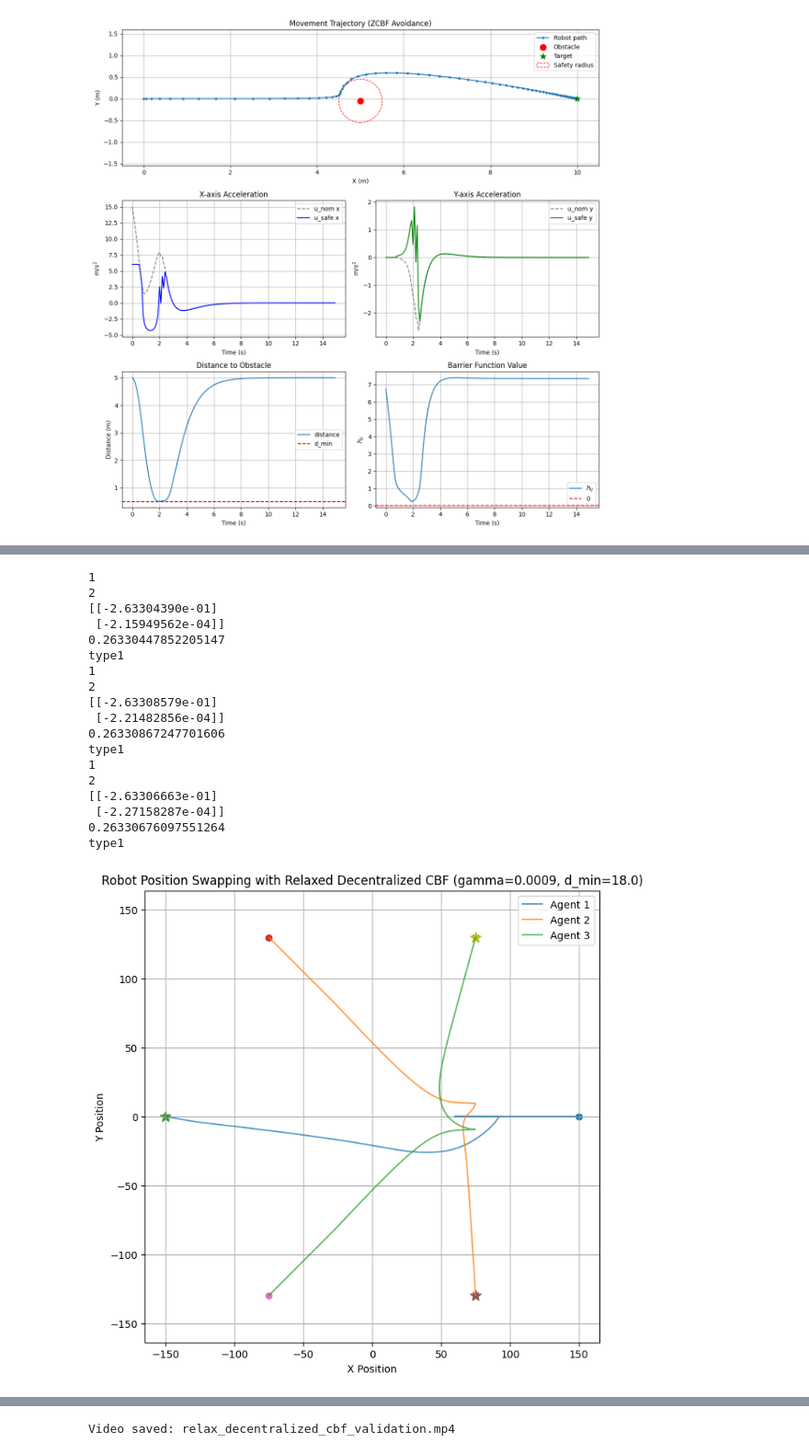
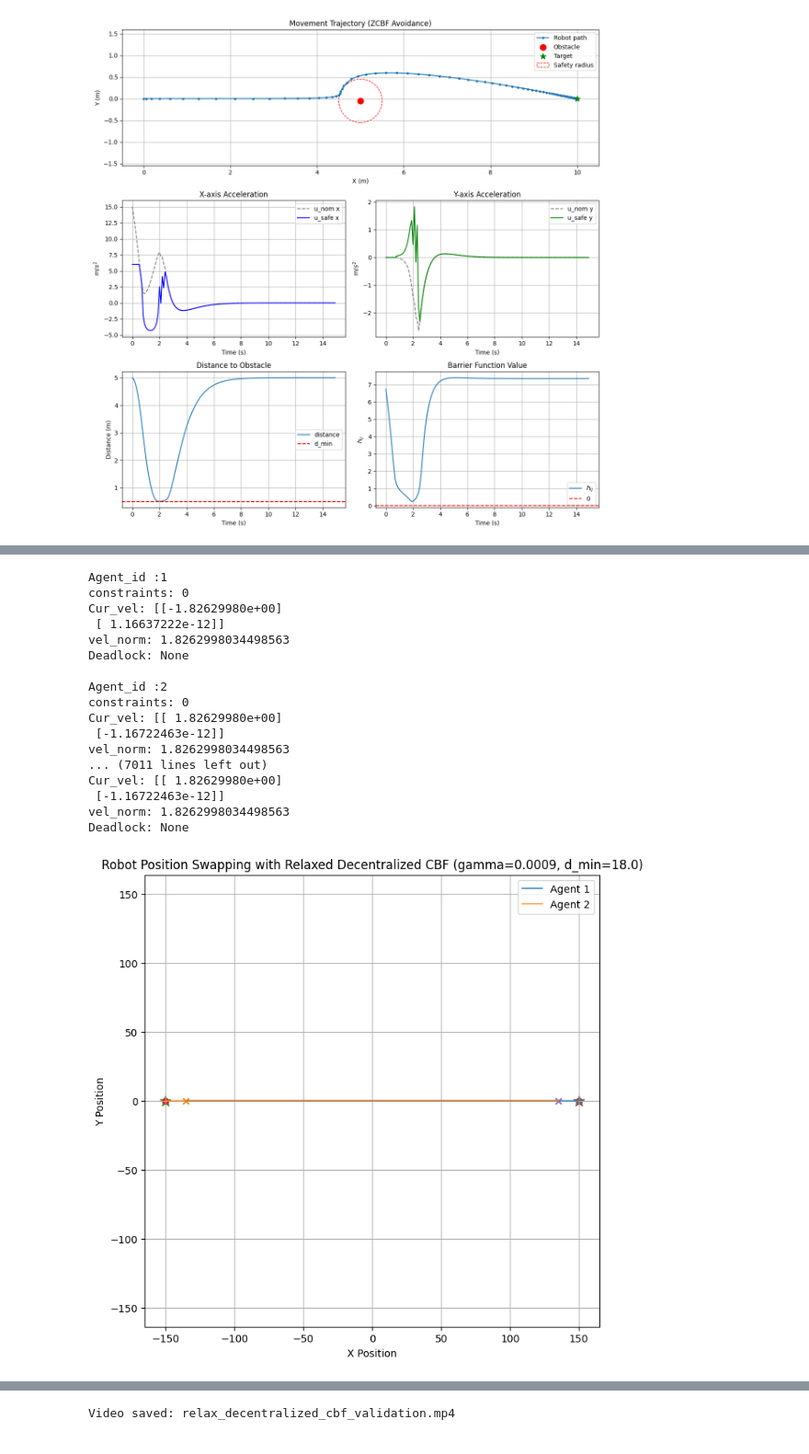
Before and after one commit to hungnguyen-125/Safety_Formation_Control_CBF, a Jupyter notebook: demo/decentralized_cbf_validation.ipynb, the cells around one changed output, grey strips where cells are left out. Shown at 92% size. Cells and saved outputs as stored; diff of their text form; code cells hidden in the pictures.

```diff
--- a/demo/decentralized_cbf_validation.ipynb
+++ b/demo/decentralized_cbf_validation.ipynb
@@ -637,10 +637,10 @@ plt.show()
 [figure]
 # %%
 # --- Simulation Configuration ---
-N = 3
+N = 2
 R_circle = 150
 dt = 0.01
-T_max = 40
+T_max = 20
 steps = int(T_max / dt)
 
 gamma = 0.0009
@@ -728,15 +728,14 @@ for t in range(steps):
 
         # if n_active_constraints != 0:
         #     print(n_active_constraints)
-            # print(A)
-            # print(b)
+        #     print(A)
+        #     print(b)
 
         if np.linalg.norm(u_safe_i) <= 1e-3:
-            print(agent_id)
-            print(n_active_constraints)
-            print(current_agent.vel)
-            print(np.linalg.norm(current_agent.vel))
-            # print(b)
+            print(f"Agent_id :{agent_id}")
+            print(f"constraints: {n_active_constraints}")
+            print(f"Cur_vel: {current_agent.vel}")
+            print(f"vel_norm: {np.linalg.norm(current_agent.vel)}")
 
         u_final, deadlock_type = deadlock_manager.resolve_deadlock(
             cbf_solver=cbf_filter,
@@ -749,10 +748,11 @@ for t in range(steps):
         )
 
         if np.linalg.norm(u_safe_i) <= 1e-3:
-            print(deadlock_type)
+            print(f"Deadlock: {deadlock_type}")
+            print("")
 
         u_nom_commands[agent_id] = u_nom_i.copy()
-        u_safe_commands[agent_id] = u_safe_i.flatten()
+        u_safe_commands[agent_id] = u_final.flatten()
 
     # 2) Update physics
     for agent_id in range(1, N + 1):
@@ -760,54 +760,53 @@ for t in range(steps):
 
         ag.update_physics(u_safe_commands[agent_id], dt)
 
-        history[agent_id - 1].append(ag.vel.flatten().copy())
+        history[agent_id - 1].append(ag.pos.flatten().copy())
         u_nom_hist[agent_id - 1].append(u_nom_commands[agent_id].copy())
         u_safe_hist[agent_id - 1].append(u_safe_commands[agent_id].copy())
 
 # --- Convert history to arrays ---
 history = [np.array(h) for h in history]
 u_nom_hist = [np.array(h) for h in u_nom_hist]
 u_safe_hist = [np.array(h) for h in u_safe_hist]
 
 # --- Plot trajectories ---
 plt.figure(figsize=(8, 8))
 for i in range(N):
     traj = history[i]
     if len(traj) == 0:
         continue
 
     plt.plot(traj[:, 0], traj[:, 1], alpha=0.7, label=f'Agent {i+1}')
     plt.scatter(traj[0, 0], traj[0, 1], marker='o')
     plt.scatter(traj[-1, 0], traj[-1, 1], marker='x')
     plt.scatter(agents_list[i].target[0], agents_list[i].target[1], marker='*', s=120)
 
 plt.title(f"Robot Position Swapping with Relaxed Decentralized CBF (gamma={gamma}, d_min={d_min})")
 plt.xlabel("X Position")
 plt.ylabel("Y Position")
 plt.axis("equal")
 plt.grid(True)
 plt.legend()
 plt.show()
 # %% [output]
-1
-2
-[[-2.63304390e-01]
- [-2.15949562e-04]]
-0.26330447852205147
-type1
-1
-2
-[[-2.63308579e-01]
- [-2.21482856e-04]]
-0.26330867247701606
-type1
-1
-2
-[[-2.63306663e-01]
- [-2.27158287e-04]]
-0.26330676097551264
-type1
+Agent_id :1
+constraints: 0
+Cur_vel: [[-1.82629980e+00]
+ [ 1.16637222e-12]]
+vel_norm: 1.8262998034498563
+Deadlock: None
+
+Agent_id :2
+constraints: 0
+Cur_vel: [[ 1.82629980e+00]
+ [-1.16722463e-12]]
+vel_norm: 1.8262998034498563
+... (7011 lines left out)
+Cur_vel: [[ 1.82629980e+00]
+ [-1.16722463e-12]]
+vel_norm: 1.8262998034498563
+Deadlock: None
-[figure, old version]
+[figure, new version]
 # %%
 # --- Plot control inputs (for debugging) ---
 time = np.arange(len(u_nom_hist[0])) * dt
```
Also changed, not shown: parts of 2 cells of this notebook, 6 other files.
